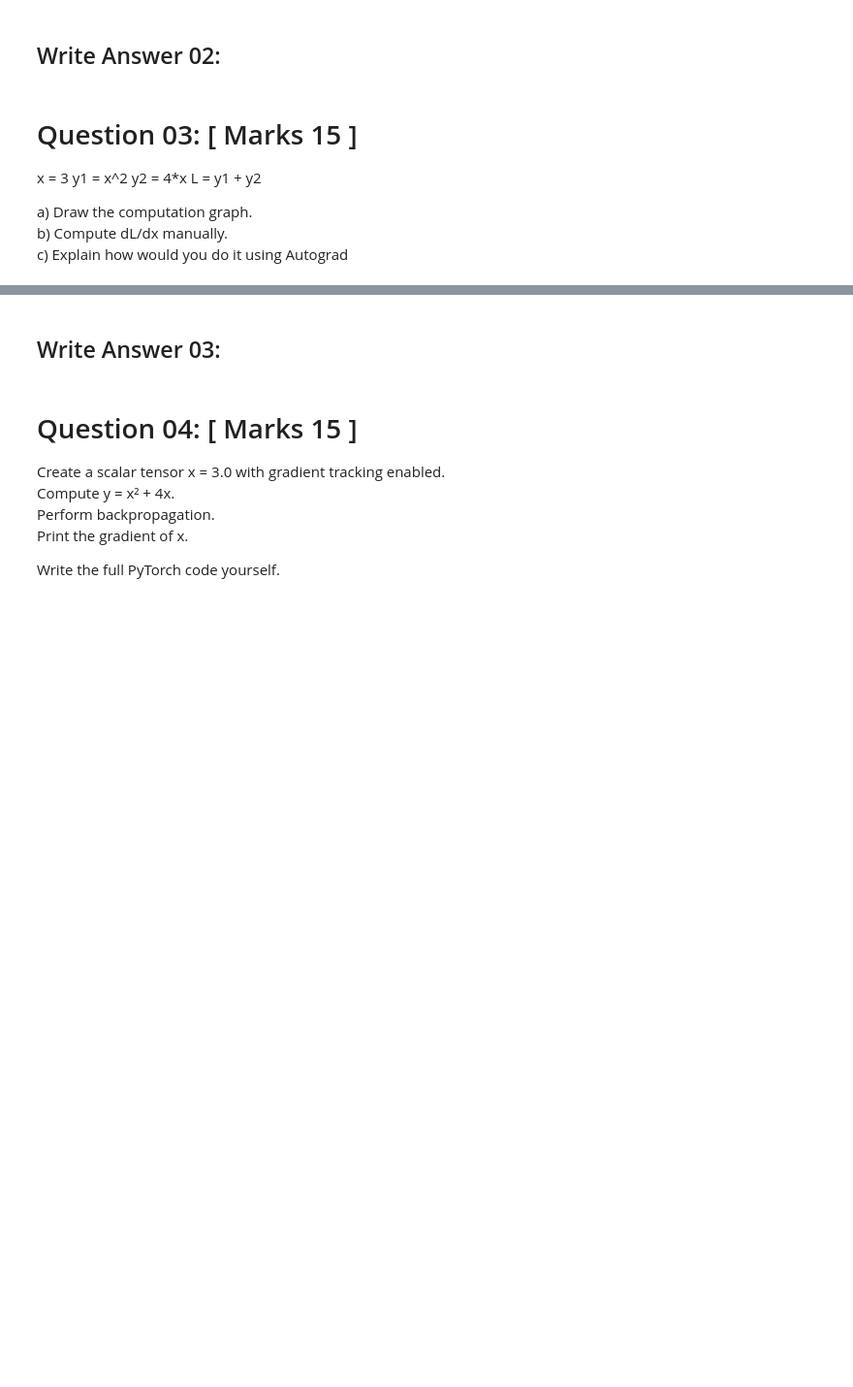
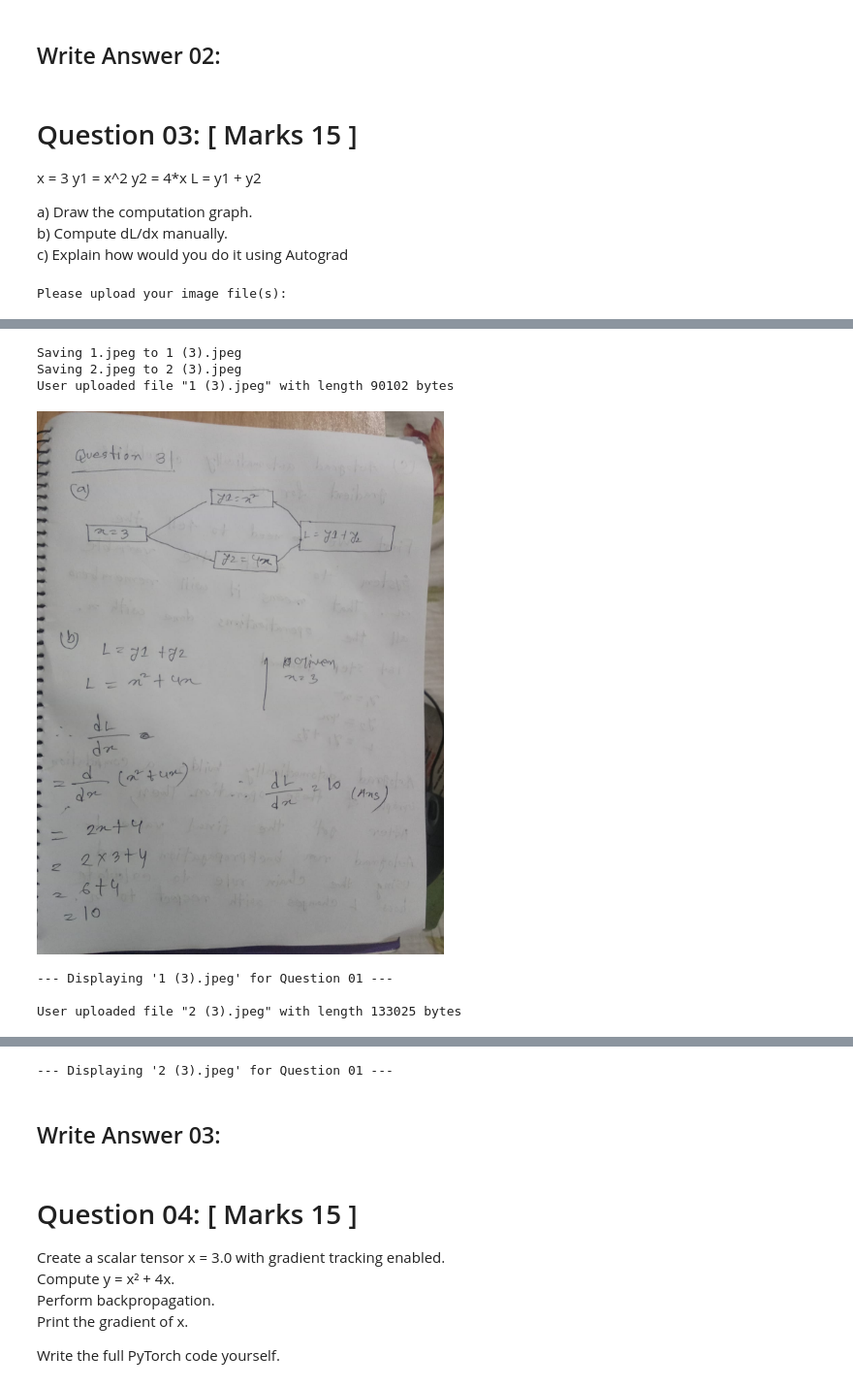
Before and after one commit to Md-Salman-Rahman339/AI-ML, a Jupyter notebook: Copy_of_DL_Mid_Term_Exam_Question.ipynb, the cells around one changed output, grey strips where cells are left out. Shown at 97% size. Cells and saved outputs as stored; diff of their text form; code cells hidden in the pictures; blank space fills up the shorter version.

```diff
--- a/Copy_of_DL_Mid_Term_Exam_Question.ipynb
+++ b/Copy_of_DL_Mid_Term_Exam_Question.ipynb
@@ -129,3 +129,15 @@ L = y1 + y2
 a) Draw the computation graph. <br>
 b) Compute dL/dx manually. <br>
 c) Explain how would you do it using Autograd <br>
+# %%
+from google.colab import files
+from IPython.display import Image
+print("Please upload your image file(s):")
+uploaded = files.upload()
+for filename in uploaded.keys():
+  print(f'User uploaded file "{filename}" with length {len(uploaded[filename])} bytes')
+
+  display(Image(filename))
+  print(f"\n--- Displaying '{filename}' for Question 01 ---\n")
+# %% [output]
+Please upload your image file(s):
@@ -131,0 +145,7 @@ c) Explain how would you do it using Autograd <br>
+Saving 1.jpeg to 1 (3).jpeg
+Saving 2.jpeg to 2 (3).jpeg
+User uploaded file "1 (3).jpeg" with length 90102 bytes
+[figure, added]
+--- Displaying '1 (3).jpeg' for Question 01 ---
+
+User uploaded file "2 (3).jpeg" with length 133025 bytes
@@ -132,3 +153,4 @@ c) Explain how would you do it using Autograd <br>
+--- Displaying '2 (3).jpeg' for Question 01 ---
 # %% [markdown]
 ## Write Answer 03:
 # %% [markdown]
```
Also changed, not shown: parts of 1 cell of this notebook.
